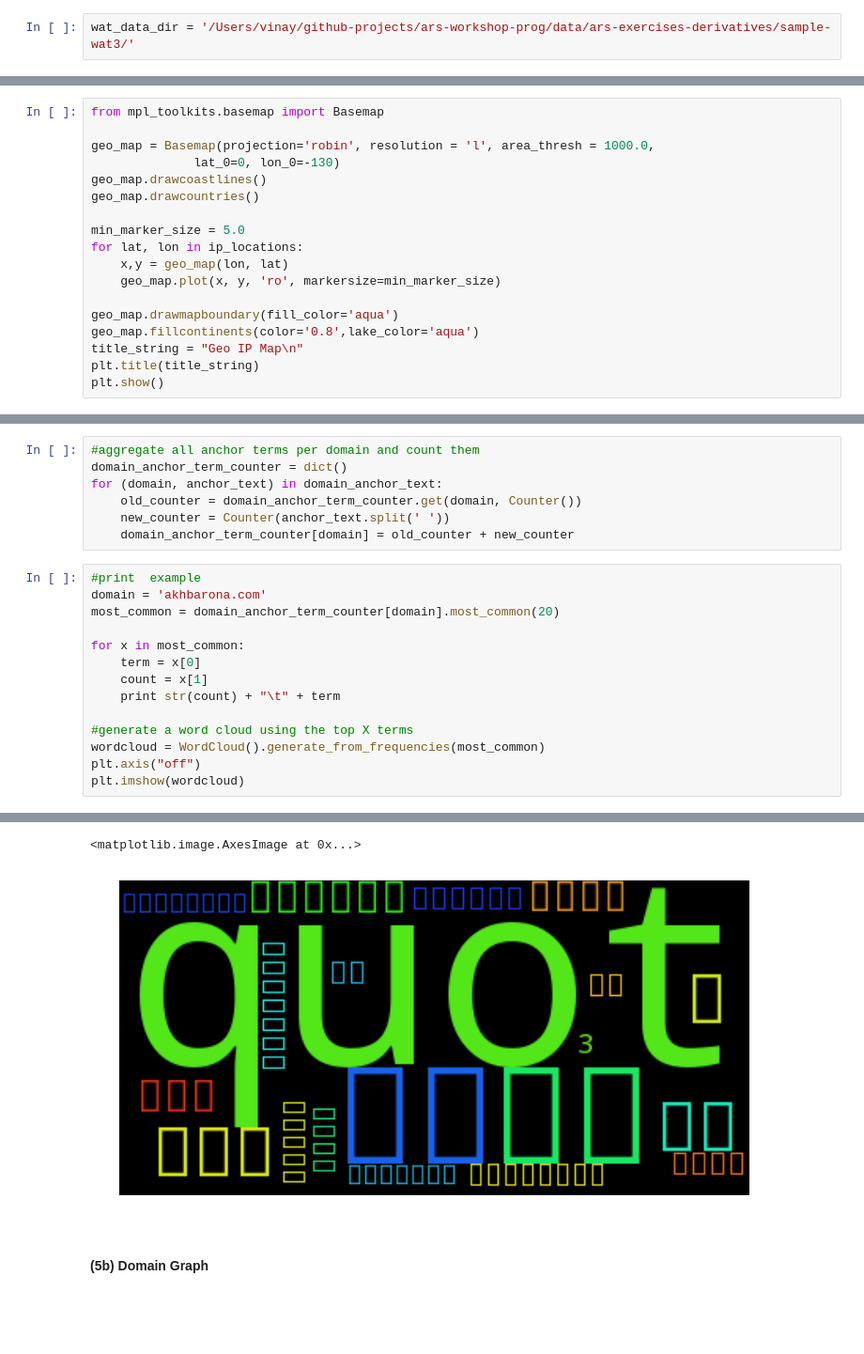
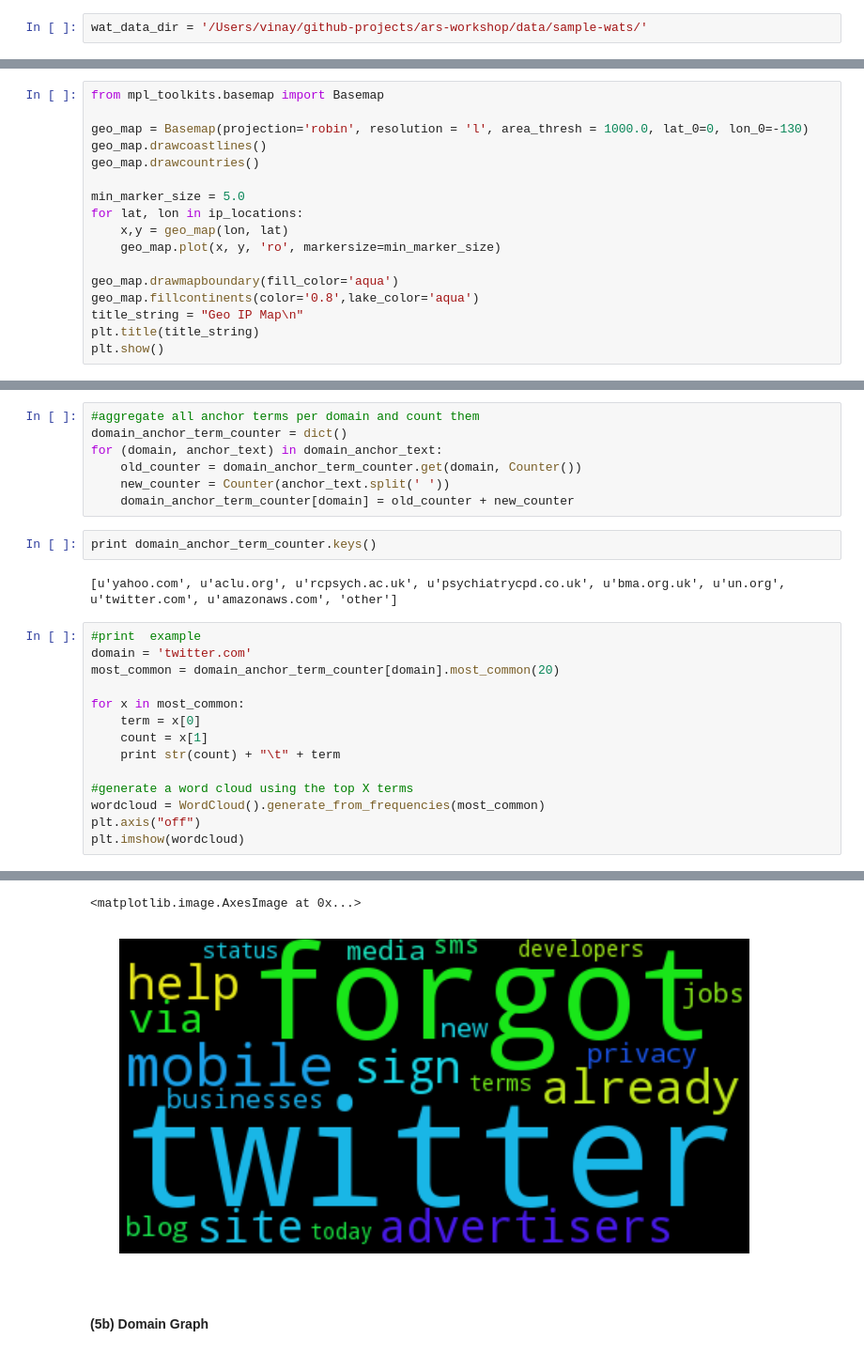
Before and after one commit to vinaygoel/ars-workshop, a Jupyter notebook: notebooks/WAT-Analysis.ipynb, the cells around one changed output, grey strips where cells are left out. Shown at 94% size. Saved outputs shown, nothing was run; the diff lists cells and outputs as text; blank space fills up the shorter version.

```diff
--- a/notebooks/WAT-Analysis.ipynb
+++ b/notebooks/WAT-Analysis.ipynb
@@ -14,7 +14,7 @@
 # %% [markdown]
 ### Set WAT data directory
 # %%
-wat_data_dir = '/Users/vinay/github-projects/ars-workshop-prog/data/ars-exercises-derivatives/sample-wat3/'
+wat_data_dir = '/Users/vinay/github-projects/ars-workshop/data/sample-wats/'
 # %% [markdown]
 ### Define Helper functions
 # %%
@@ -408,8 +400,7 @@ ip_locations = list(set(ip_locations))
 # %%
 from mpl_toolkits.basemap import Basemap
 
-geo_map = Basemap(projection='robin', resolution = 'l', area_thresh = 1000.0,
-              lat_0=0, lon_0=-130)
+geo_map = Basemap(projection='robin', resolution = 'l', area_thresh = 1000.0, lat_0=0, lon_0=-130)
 geo_map.drawcoastlines()
 geo_map.drawcountries()
 
@@ -488,9 +479,13 @@ for (domain, anchor_text) in domain_anchor_text:
     old_counter = domain_anchor_term_counter.get(domain, Counter())
     new_counter = Counter(anchor_text.split(' '))
     domain_anchor_term_counter[domain] = old_counter + new_counter
+# %%
+print domain_anchor_term_counter.keys()
+# %% [output]
+[u'yahoo.com', u'aclu.org', u'rcpsych.ac.uk', u'psychiatrycpd.co.uk', u'bma.org.uk', u'un.org', u'twitter.com', u'amazonaws.com', 'other']
 # %%
 #print  example
-domain = 'akhbarona.com'
+domain = 'twitter.com'
 most_common = domain_anchor_term_counter[domain].most_common(20)
 
 for x in most_common:
@@ -526,5 +521,5 @@ plt.imshow(wordcloud)
 <matplotlib.image.AxesImage at 0x...>
-[figure, old version]
+[figure, new version]
 # %% [markdown]
 #### (5b) Domain Graph
 # %%
```
Also changed, not shown: parts of 22 cells of this notebook, 2 other files.
